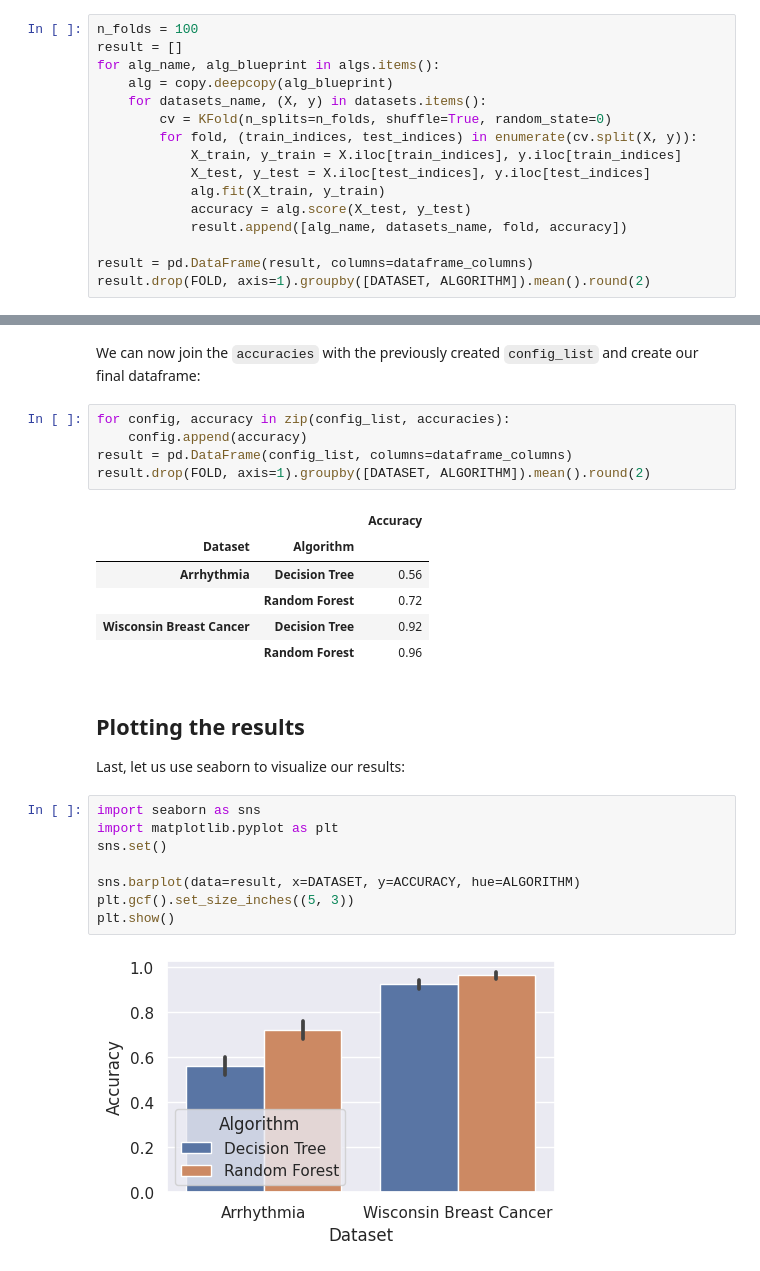
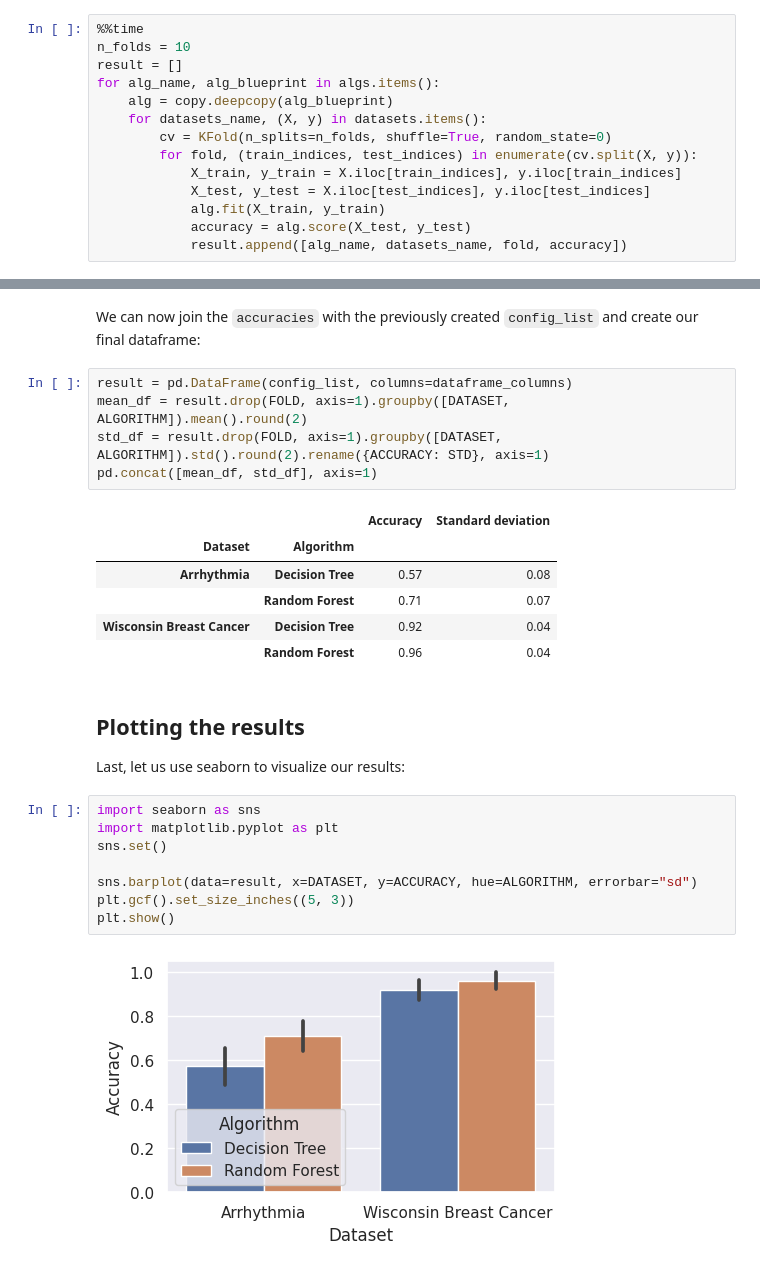
Before and after one commit to heymarco/heymarco.github.io, a Jupyter notebook: _drafts/parallel_execution.ipynb, the cells around one changed output, grey strips where cells are left out. Saved outputs shown, nothing was run; the diff lists cells and outputs as text.

Commit message:
Added execution times

```diff
--- a/_drafts/parallel_execution.ipynb
+++ b/_drafts/parallel_execution.ipynb
@@ -51,5 +52,6 @@ The following code loops over all algorithms in the `algs` dictionary, over all
 # %%
-n_folds = 100
+%%time
+n_folds = 10
 result = []
 for alg_name, alg_blueprint in algs.items():
     alg = copy.deepcopy(alg_blueprint)
@@ -61,7 +63,4 @@ for alg_name, alg_blueprint in algs.items():
             alg.fit(X_train, y_train)
             accuracy = alg.score(X_test, y_test)
             result.append([alg_name, datasets_name, fold, accuracy])
-
-result = pd.DataFrame(result, columns=dataframe_columns)
-result.drop(FOLD, axis=1).groupby([DATASET, ALGORITHM]).mean().round(2)
 # %% [output]
@@ -139,17 +153,17 @@ accuracies = run_async(evaluate_alg, arguments_list, njobs=njobs)
 # %% [markdown]
 We can now join the `accuracies` with the previously created `config_list` and create our final dataframe:
 # %%
-for config, accuracy in zip(config_list, accuracies):
-    config.append(accuracy)
 result = pd.DataFrame(config_list, columns=dataframe_columns)
-result.drop(FOLD, axis=1).groupby([DATASET, ALGORITHM]).mean().round(2)
+mean_df = result.drop(FOLD, axis=1).groupby([DATASET, ALGORITHM]).mean().round(2)
+std_df = result.drop(FOLD, axis=1).groupby([DATASET, ALGORITHM]).std().round(2).rename({ACCURACY: STD}, axis=1)
+pd.concat([mean_df, std_df], axis=1)
 # %% [output]
-|  |  | Accuracy |
-| Dataset | Algorithm |  |
-| Arrhythmia | Decision Tree | 0.56 |
-|  | Random Forest | 0.72 |
-| Wisconsin Breast Cancer | Decision Tree | 0.92 |
-|  | Random Forest | 0.96 |
+|  |  | Accuracy | Standard deviation |
+| Dataset | Algorithm |  |  |
+| Arrhythmia | Decision Tree | 0.57 | 0.08 |
+|  | Random Forest | 0.71 | 0.07 |
+| Wisconsin Breast Cancer | Decision Tree | 0.92 | 0.04 |
+|  | Random Forest | 0.96 | 0.04 |
 # %% [markdown]
 ## Plotting the results
 
@@ -157,13 +171,13 @@ Last, let us use seaborn to visualize our results:
 # %%
 import seaborn as sns
 import matplotlib.pyplot as plt
 sns.set()
 
-sns.barplot(data=result, x=DATASET, y=ACCURACY, hue=ALGORITHM)
+sns.barplot(data=result, x=DATASET, y=ACCURACY, hue=ALGORITHM, errorbar="sd")
 plt.gcf().set_size_inches((5, 3))
 plt.show()
 # %% [output]
-[figure, old version]
+[figure, new version]
 # %% [markdown]
 ## Conclusion
 
```
Also changed, not shown: parts of 9 cells of this notebook, 5 other files.
